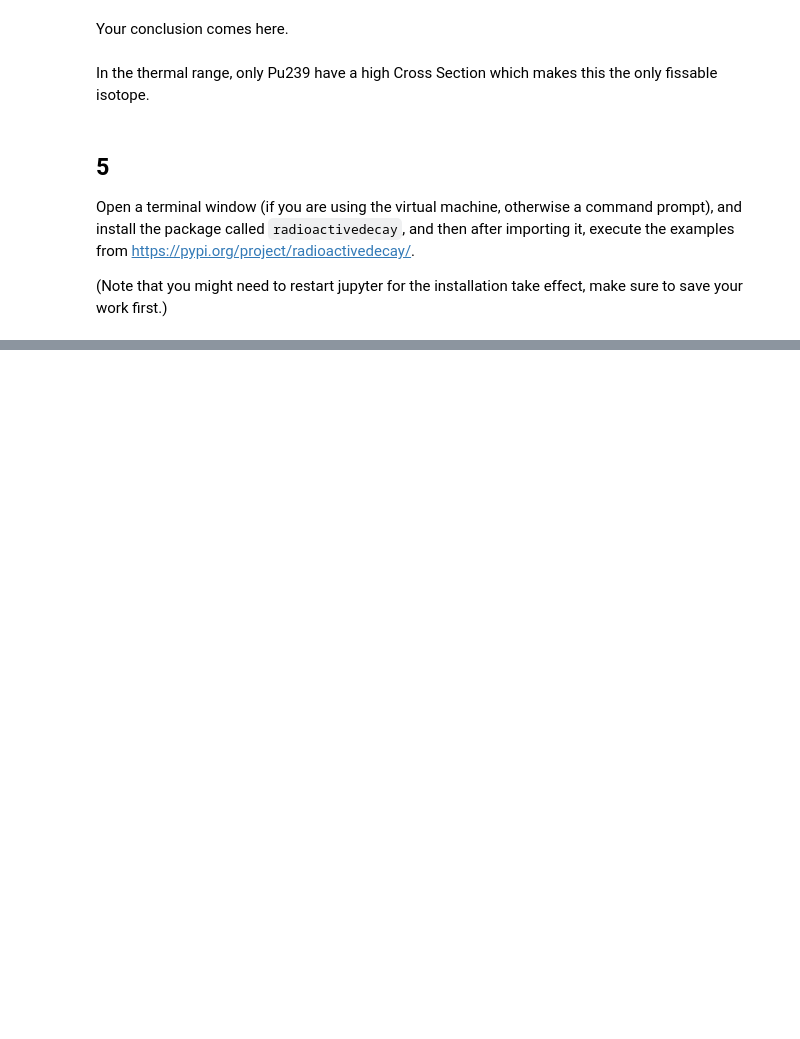
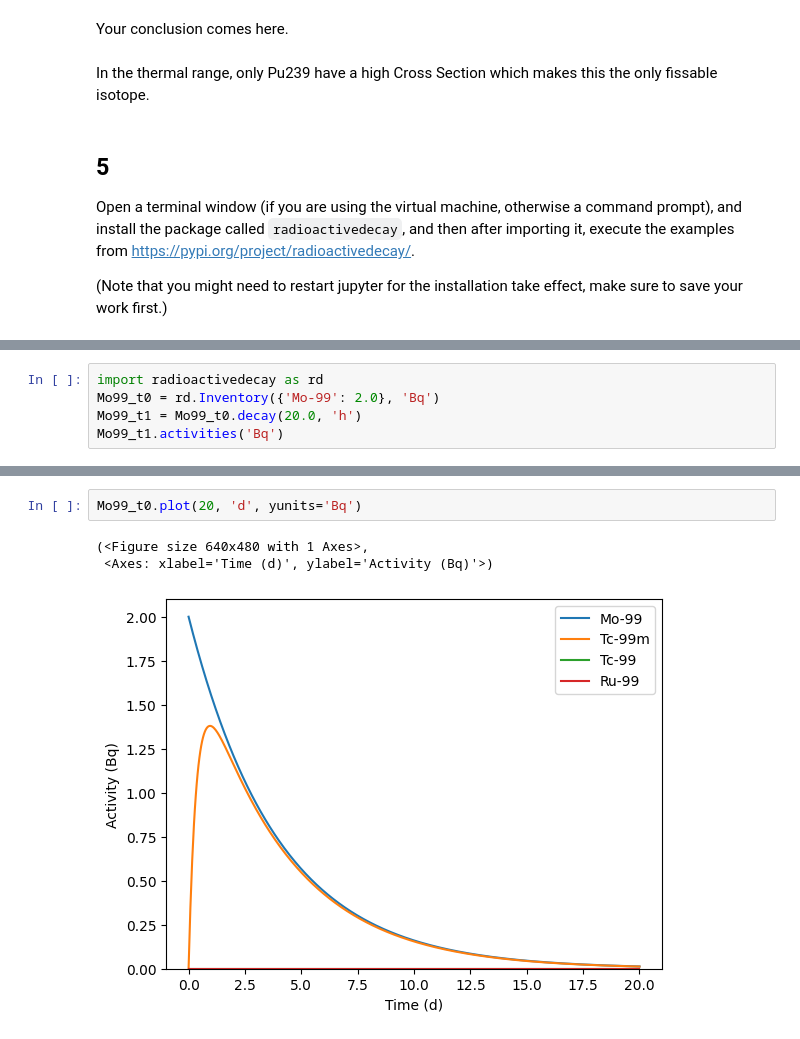
Before and after one commit to AlexHedene/Prog2_Projects, a Jupyter notebook: Reactor_physics/Datalabs/Datalab03/3-IntermediatePythonII.ipynb, the cells around one changed output, grey strips where cells are left out. Saved outputs shown, nothing was run; the diff lists cells and outputs as text; blank space fills up the shorter version.

```diff
--- a/Reactor_physics/Datalabs/Datalab03/3-IntermediatePythonII.ipynb
+++ b/Reactor_physics/Datalabs/Datalab03/3-IntermediatePythonII.ipynb
@@ -647,0 +646,5 @@ Open a terminal window (if you are using the virtual machine, otherwise a comman
+# %%
+import radioactivedecay as rd
+Mo99_t0 = rd.Inventory({'Mo-99': 2.0}, 'Bq')
+Mo99_t1 = Mo99_t0.decay(20.0, 'h')
+Mo99_t1.activities('Bq')
@@ -647,0 +676,6 @@ Open a terminal window (if you are using the virtual machine, otherwise a comman
+# %%
+Mo99_t0.plot(20, 'd', yunits='Bq')
+# %% [output]
+(<Figure size 640x480 with 1 Axes>,
+ <Axes: xlabel='Time (d)', ylabel='Activity (Bq)'>)
+[figure, added]
```
Also changed, not shown: parts of 9 cells of this notebook.
